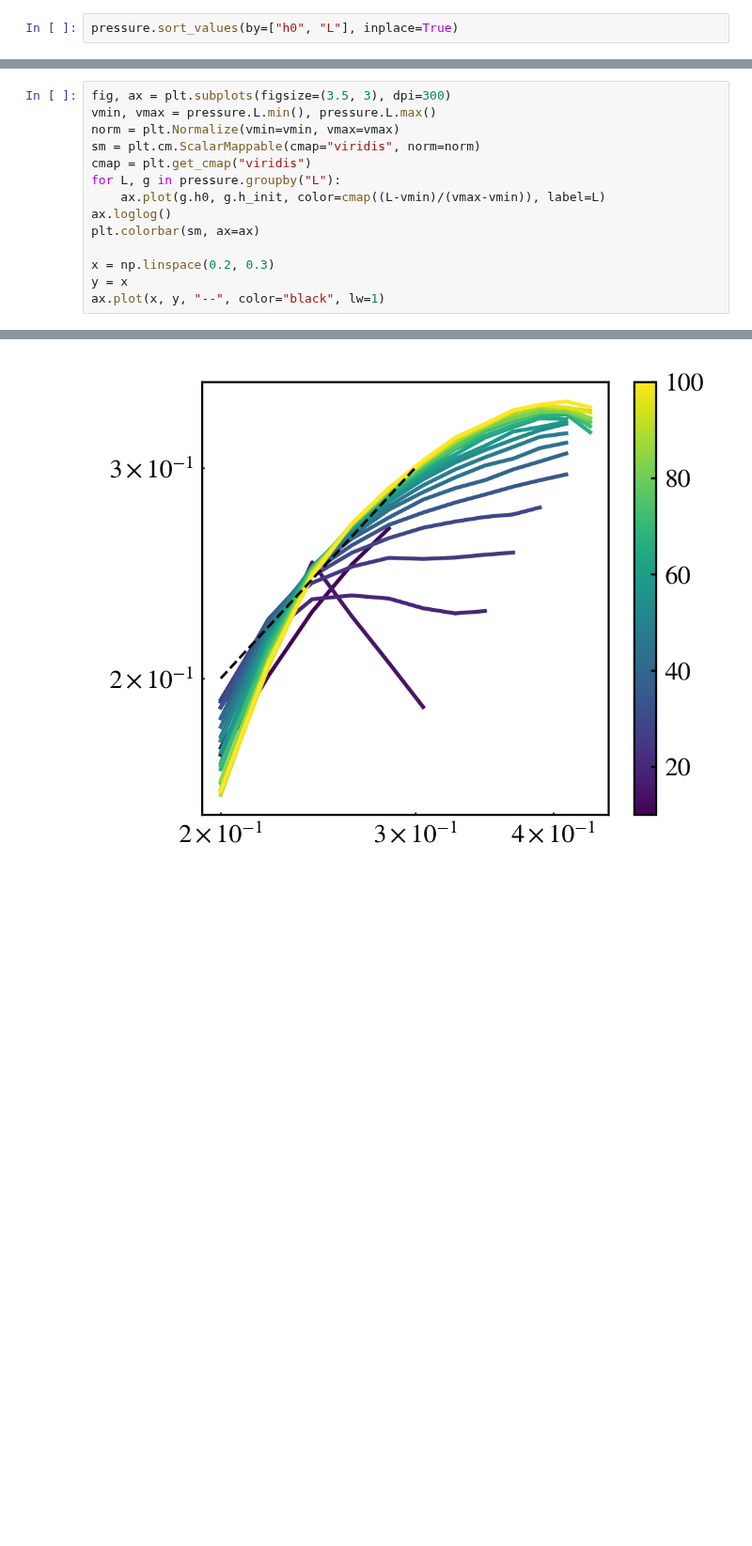
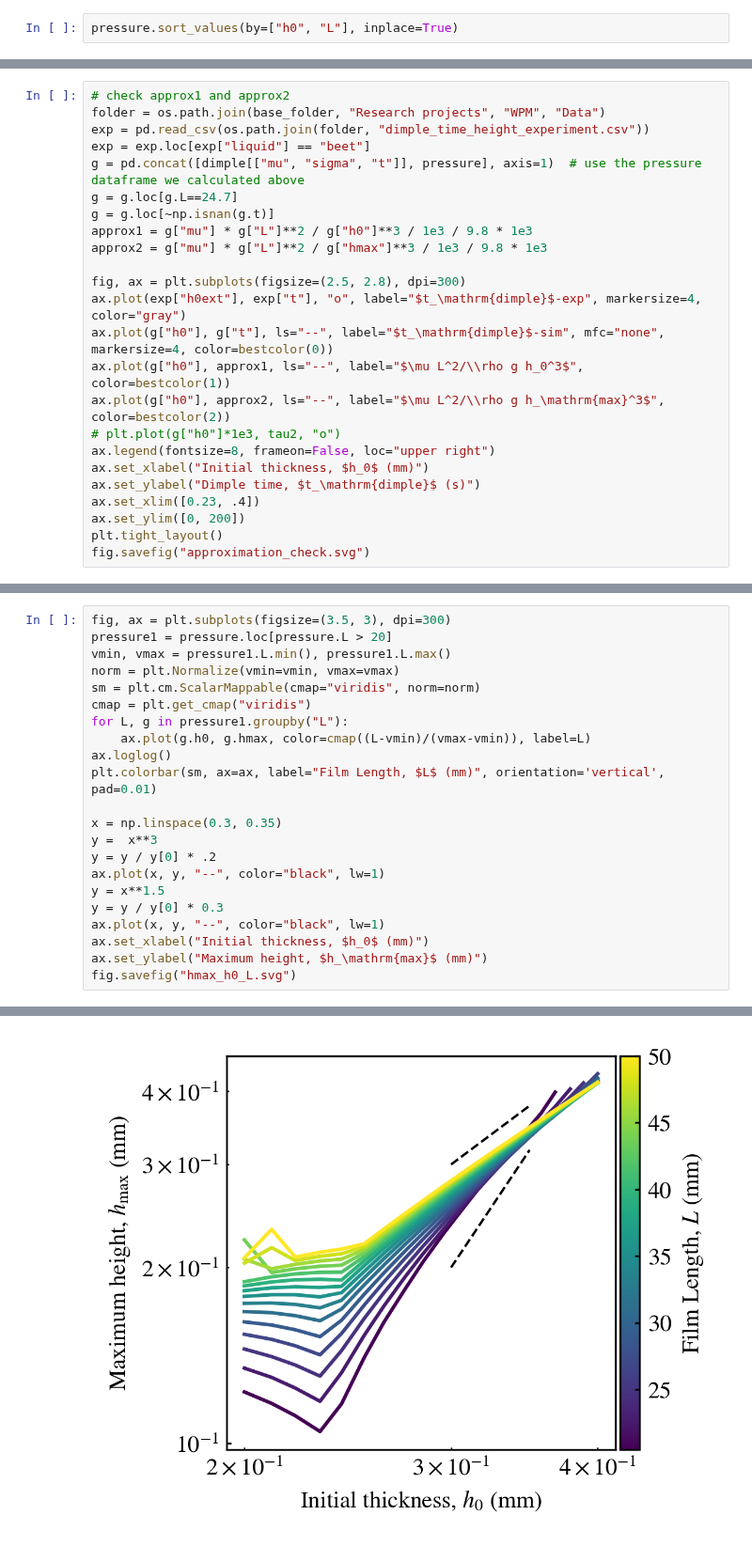
Before and after one commit to ZLoverty/WPM, a Jupyter notebook: Code/Response_to_reviewers.ipynb, the cells around one changed output, grey strips where cells are left out. Shown at 94% size. Saved outputs shown, nothing was run; the diff lists cells and outputs as text; blank space fills up the shorter version.

```diff
--- a/Code/Response_to_reviewers.ipynb
+++ b/Code/Response_to_reviewers.ipynb
@@ -1297,0 +1331,24 @@ plt.imshow(pressure.L.values.reshape(20, 20))
+# %%
+# check approx1 and approx2
+folder = os.path.join(base_folder, "Research projects", "WPM", "Data")
+exp = pd.read_csv(os.path.join(folder, "dimple_time_height_experiment.csv"))
+exp = exp.loc[exp["liquid"] == "beet"]
+g = pd.concat([dimple[["mu", "sigma", "t"]], pressure], axis=1)  # use the pressure dataframe we calculated above
+g = g.loc[g.L==24.7]
+g = g.loc[~np.isnan(g.t)]
+approx1 = g["mu"] * g["L"]**2 / g["h0"]**3 / 1e3 / 9.8 * 1e3
+approx2 = g["mu"] * g["L"]**2 / g["hmax"]**3 / 1e3 / 9.8 * 1e3
+
+fig, ax = plt.subplots(figsize=(2.5, 2.8), dpi=300)
+ax.plot(exp["h0ext"], exp["t"], "o", label="$t_\mathrm{dimple}$-exp", markersize=4, color="gray")
+ax.plot(g["h0"], g["t"], ls="--", label="$t_\mathrm{dimple}$-sim", mfc="none", markersize=4, color=bestcolor(0))
+ax.plot(g["h0"], approx1, ls="--", label="$\mu L^2/\\rho g h_0^3$", color=bestcolor(1))
+ax.plot(g["h0"], approx2, ls="--", label="$\mu L^2/\\rho g h_\mathrm{max}^3$", color=bestcolor(2))
+# plt.plot(g["h0"]*1e3, tau2, "o")
+ax.legend(fontsize=8, frameon=False, loc="upper right")
+ax.set_xlabel("Initial thickness, $h_0$ (mm)")
+ax.set_ylabel("Dimple time, $t_\mathrm{dimple}$ (s)")
+ax.set_xlim([0.23, .4])
+ax.set_ylim([0, 200])
+plt.tight_layout()
+fig.savefig("approximation_check.svg")
@@ -1298,15 +1361,23 @@ plt.imshow(pressure.L.values.reshape(20, 20))
 # %%
 fig, ax = plt.subplots(figsize=(3.5, 3), dpi=300)
-vmin, vmax = pressure.L.min(), pressure.L.max()
+pressure1 = pressure.loc[pressure.L > 20]
+vmin, vmax = pressure1.L.min(), pressure1.L.max()
 norm = plt.Normalize(vmin=vmin, vmax=vmax)
 sm = plt.cm.ScalarMappable(cmap="viridis", norm=norm)
 cmap = plt.get_cmap("viridis")
-for L, g in pressure.groupby("L"):
-    ax.plot(g.h0, g.h_init, color=cmap((L-vmin)/(vmax-vmin)), label=L)
+for L, g in pressure1.groupby("L"):
+    ax.plot(g.h0, g.hmax, color=cmap((L-vmin)/(vmax-vmin)), label=L)
 ax.loglog()
-plt.colorbar(sm, ax=ax)
+plt.colorbar(sm, ax=ax, label="Film Length, $L$ (mm)", orientation='vertical', pad=0.01)
 
-x = np.linspace(0.2, 0.3)
-y = x
+x = np.linspace(0.3, 0.35)
+y =  x**3
+y = y / y[0] * .2
 ax.plot(x, y, "--", color="black", lw=1)
+y = x**1.5
+y = y / y[0] * 0.3
+ax.plot(x, y, "--", color="black", lw=1)
+ax.set_xlabel("Initial thickness, $h_0$ (mm)")
+ax.set_ylabel("Maximum height, $h_\mathrm{max}$ (mm)")
+fig.savefig("hmax_h0_L.svg")
 # %% [output]
@@ -1314 +1384 @@ ax.plot(x, y, "--", color="black", lw=1)
-[figure, old version]
+[figure, new version]
```
Also changed, not shown: parts of 20 cells of this notebook, 2 other files.
